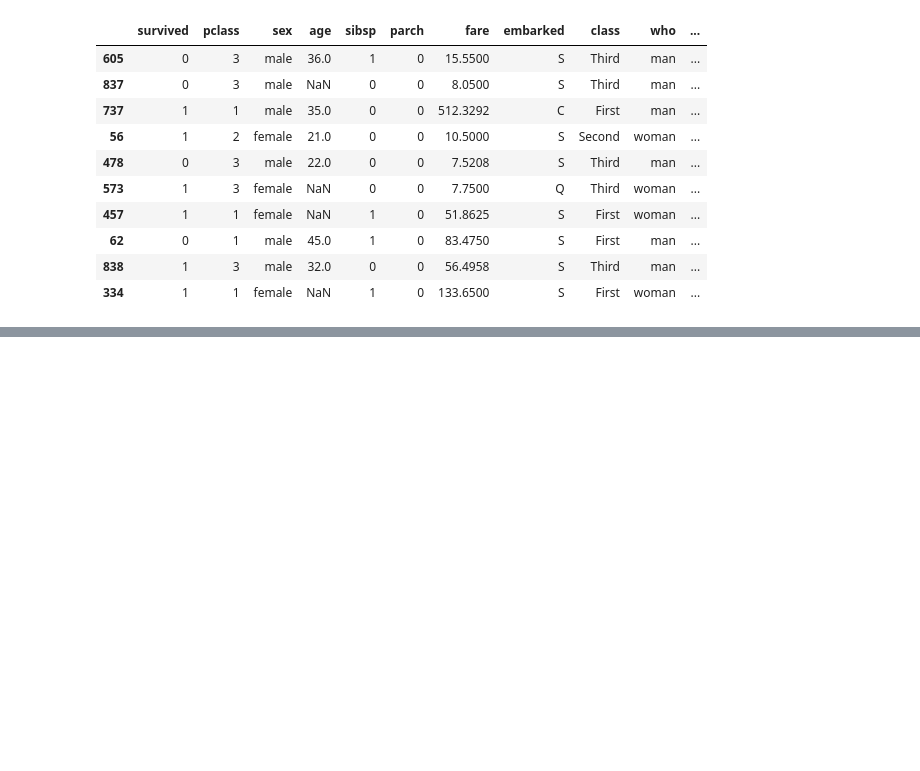
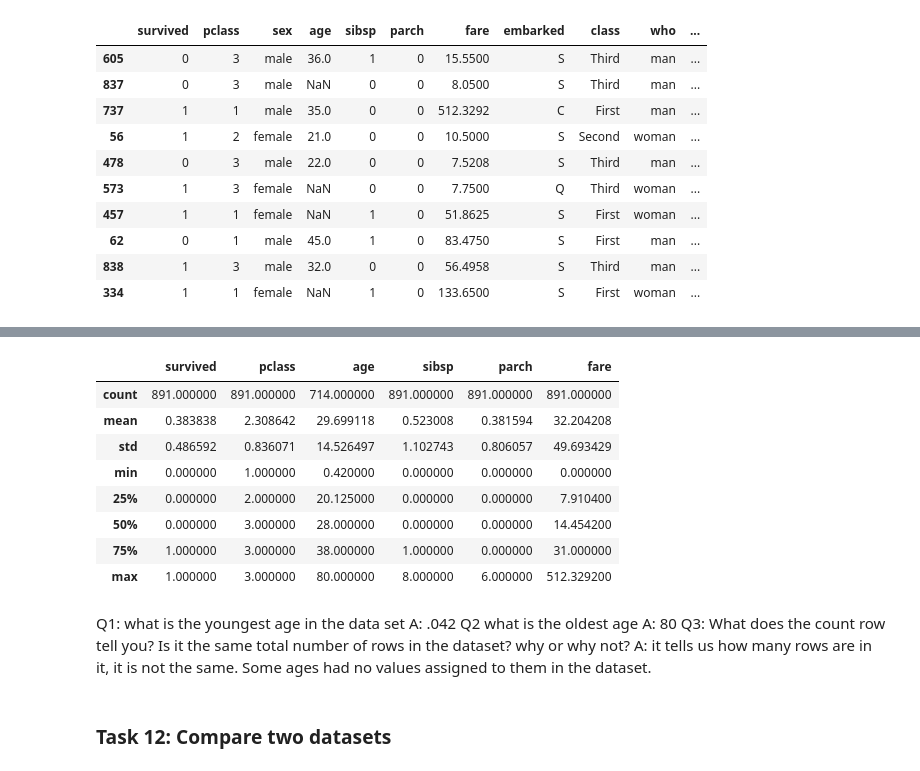
Before and after one commit to AndrewGriffith328/Pandas, a Jupyter notebook: pandas.ipynb, the cells around one changed output, grey strips where cells are left out. Cells and saved outputs as stored; diff of their text form; code cells hidden in the pictures; blank space fills up the shorter version.

```diff
--- a/pandas.ipynb
+++ b/pandas.ipynb
@@ -189,0 +204,21 @@ Titanic.sample(10)
+# %%
+Titanic.describe()
+# %% [output]
+|  | survived | pclass | age | sibsp | parch | fare |
+| count | 891.000000 | 891.000000 | 714.000000 | 891.000000 | 891.000000 | 891.000000 |
+| mean | 0.383838 | 2.308642 | 29.699118 | 0.523008 | 0.381594 | 32.204208 |
+| std | 0.486592 | 0.836071 | 14.526497 | 1.102743 | 0.806057 | 49.693429 |
+| min | 0.000000 | 1.000000 | 0.420000 | 0.000000 | 0.000000 | 0.000000 |
+| 25% | 0.000000 | 2.000000 | 20.125000 | 0.000000 | 0.000000 | 7.910400 |
+| 50% | 0.000000 | 3.000000 | 28.000000 | 0.000000 | 0.000000 | 14.454200 |
+| 75% | 1.000000 | 3.000000 | 38.000000 | 1.000000 | 0.000000 | 31.000000 |
+| max | 1.000000 | 3.000000 | 80.000000 | 8.000000 | 6.000000 | 512.329200 |
+# %% [markdown]
+Q1: what is the youngest age in the data set
+A: .042
+Q2 what is the oldest age
+A: 80
+Q3: What does the count row tell you? Is it the same total number of rows in the dataset? why or why not?
+A: it tells us how many rows are in it, it is not the same. Some ages had no values assigned to them in the dataset.
+# %% [markdown]
+### Task 12: Compare two datasets
```
Also changed, not shown: parts of 14 cells of this notebook.
